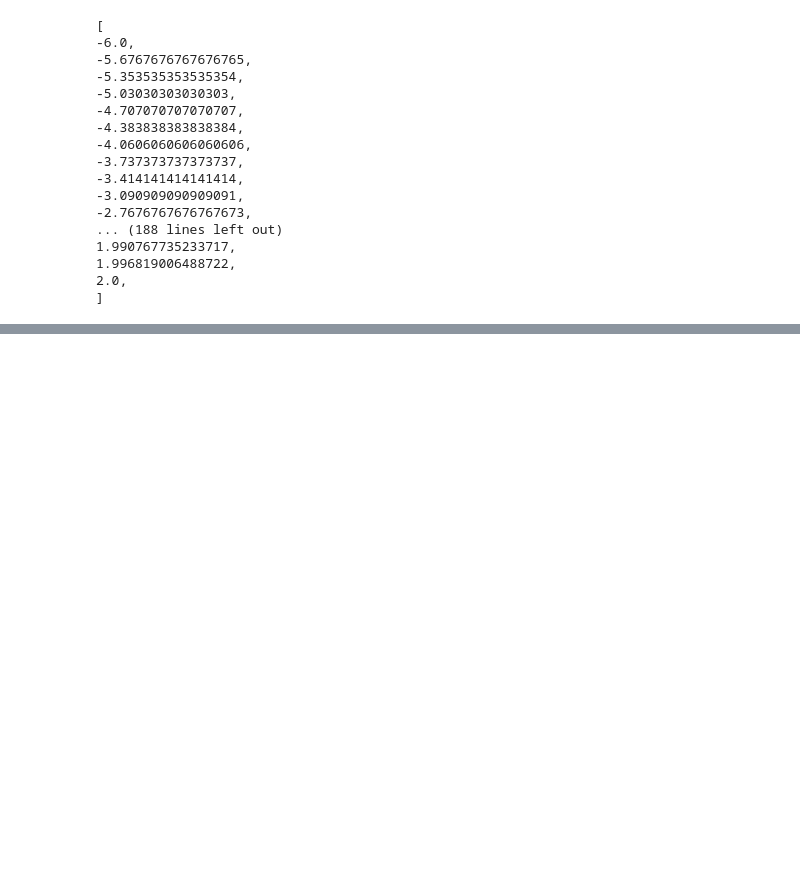
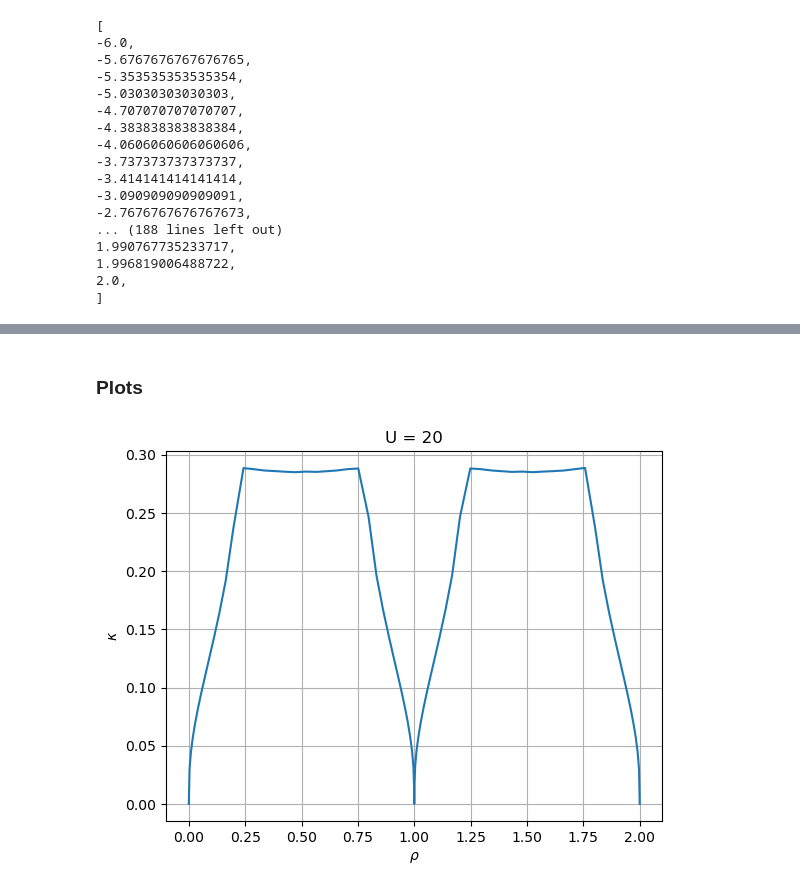
Before and after one commit to janjhch/bachelorthesis, a Jupyter notebook: ground_state/gs_chem_pot_energy_3D.ipynb, the cells around one changed output, grey strips where cells are left out. Cells and saved outputs as stored; diff of their text form; code cells hidden in the pictures; blank space fills up the shorter version.

```diff
--- a/ground_state/gs_chem_pot_energy_3D.ipynb
+++ b/ground_state/gs_chem_pot_energy_3D.ipynb
@@ -792,0 +797,35 @@ rho_U20_copy = [
+# %%
+def D_1(E):
+    if np.abs(E) < (2 * t):
+        return 2 / (np.pi * np.sqrt((2 * t)**2 - E**2))
+    else:
+        return 0
+
+def D_3(E):
+    D_1_shifted = lambda k1, k2: D_1(E + (2 * t) * (np.cos(k1) + np.cos(k2)))
+
+    integral_val = integrate.dblquad(D_1_shifted, -np.pi, np.pi, -np.pi, np.pi)
+
+    return_val = integral_val[0] / ((2 * np.pi)**2)
+
+    return return_val
+
+def kappa_3d(mu, U):
+    if U >= 0:
+        return D_3(mu) + D_3(mu - U)
+    else:
+        return 2 * D_3(mu - U / 2)
+
+def create_kappa_list(mu_list, U):
+    kappa_list = []
+
+    i = 0
+    N = len(mu_list)
+
+    for mu_val in mu_list:
+        print(f'\rProgress: {(i / N * 100):.1f}%{' ' * 20}', end="", flush=True)
+        i += 1
+        kappa_val = kappa_3d(mu_val, U)
+        kappa_list.append(kappa_val)
+
+    return kappa_list
@@ -792,0 +834,2 @@ rho_U20_copy = [
+# %%
+kappa_U20 = create_kappa_list(mu_U20, 20)
@@ -792,0 +972,6 @@ rho_U20_copy = [
+# %% [markdown]
+### Plots
+# %%
+one_plot(rho_U20, kappa_U20, r'$\rho$', r'$\kappa$', r'U = 20')
+# %% [output]
+[figure, added]
```
Also changed, not shown: parts of 7 cells of this notebook.
